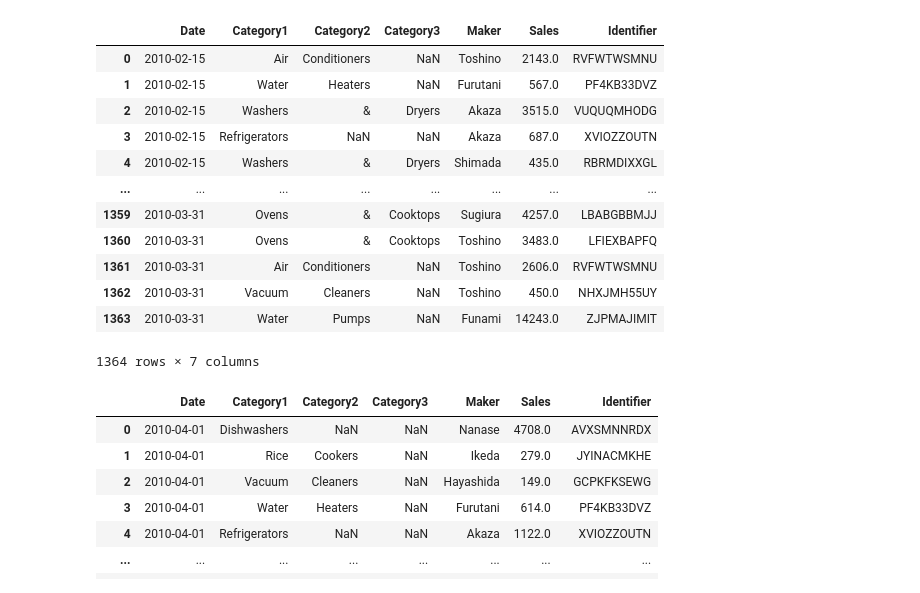
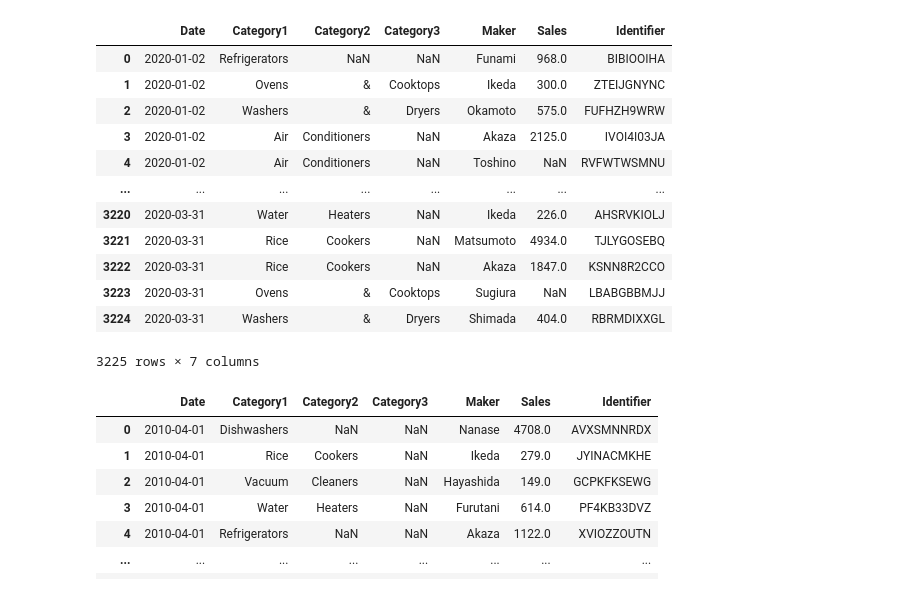
Before and after one commit to jafar-shodiq/complete-proj, a Jupyter notebook: 2021/07/apply/ilmuone-data/notebook01.ipynb, the cells around one changed output. Cells and saved outputs as stored; diff of their text form; code cells hidden in the pictures.

```diff
--- a/2021/07/apply/ilmuone-data/notebook01.ipynb
+++ b/2021/07/apply/ilmuone-data/notebook01.ipynb
@@ -8,22 +8,22 @@ import re
 import warnings
 warnings.filterwarnings('ignore')
 # %%
-y10_q1 = pd.read_csv('dataset/2010Q1.csv')
+y10_q1 = pd.read_csv('dataset/2020Q1.csv')
 y10_q1
 # %% [output]
 |  | Date | Category1 | Category2 | Category3 | Maker | Sales | Identifier |
-| 0 | 2010-02-15 | Air | Conditioners | NaN | Toshino | 2143.0 | RVFWTWSMNU |
-| 1 | 2010-02-15 | Water | Heaters | NaN | Furutani | 567.0 | PF4KB33DVZ |
-| 2 | 2010-02-15 | Washers | & | Dryers | Akaza | 3515.0 | VUQUQMHODG |
-| 3 | 2010-02-15 | Refrigerators | NaN | NaN | Akaza | 687.0 | XVIOZZOUTN |
-| 4 | 2010-02-15 | Washers | & | Dryers | Shimada | 435.0 | RBRMDIXXGL |
+| 0 | 2020-01-02 | Refrigerators | NaN | NaN | Funami | 968.0 | BIBIOOIHA |
+| 1 | 2020-01-02 | Ovens | & | Cooktops | Ikeda | 300.0 | ZTEIJGNYNC |
+| 2 | 2020-01-02 | Washers | & | Dryers | Okamoto | 575.0 | FUFHZH9WRW |
+| 3 | 2020-01-02 | Air | Conditioners | NaN | Akaza | 2125.0 | IVOI4I03JA |
+| 4 | 2020-01-02 | Air | Conditioners | NaN | Toshino | NaN | RVFWTWSMNU |
 | ... | ... | ... | ... | ... | ... | ... | ... |
-| 1359 | 2010-03-31 | Ovens | & | Cooktops | Sugiura | 4257.0 | LBABGBBMJJ |
-| 1360 | 2010-03-31 | Ovens | & | Cooktops | Toshino | 3483.0 | LFIEXBAPFQ |
-| 1361 | 2010-03-31 | Air | Conditioners | NaN | Toshino | 2606.0 | RVFWTWSMNU |
-| 1362 | 2010-03-31 | Vacuum | Cleaners | NaN | Toshino | 450.0 | NHXJMH55UY |
-| 1363 | 2010-03-31 | Water | Pumps | NaN | Funami | 14243.0 | ZJPMAJIMIT |
+| 3220 | 2020-03-31 | Water | Heaters | NaN | Ikeda | 226.0 | AHSRVKIOLJ |
+| 3221 | 2020-03-31 | Rice | Cookers | NaN | Matsumoto | 4934.0 | TJLYGOSEBQ |
+| 3222 | 2020-03-31 | Rice | Cookers | NaN | Akaza | 1847.0 | KSNN8R2CCO |
+| 3223 | 2020-03-31 | Ovens | & | Cooktops | Sugiura | NaN | LBABGBBMJJ |
+| 3224 | 2020-03-31 | Washers | & | Dryers | Shimada | 404.0 | RBRMDIXXGL |
-1364 rows × 7 columns
+3225 rows × 7 columns
 # %%
 y10_q2 = pd.read_csv('dataset/2010Q2.csv')
 y10_q2
```
Also changed, not shown: parts of 74 cells of this notebook, 7 other files.
